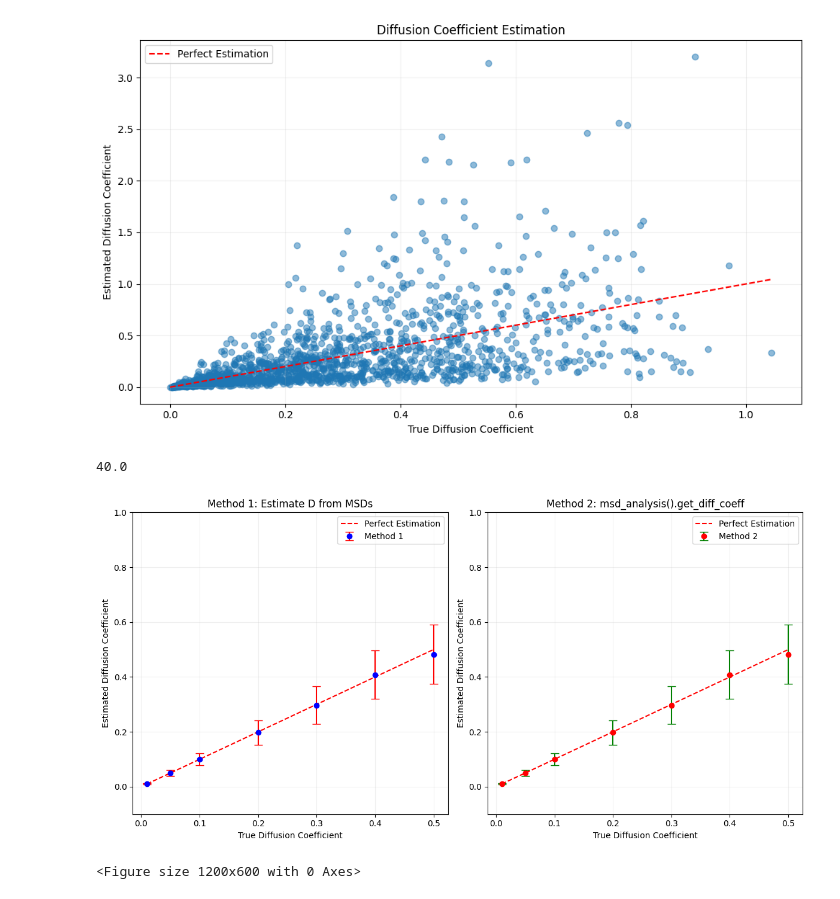
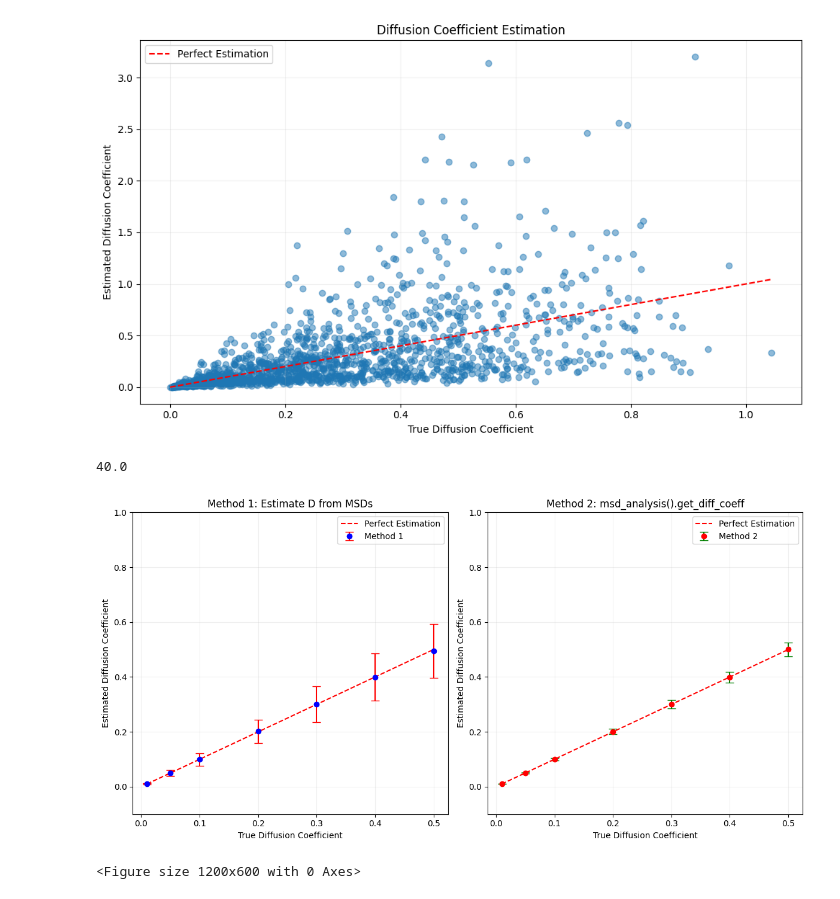
Before and after one commit to Biomedical-Imaging-Group/MolecularDiffusion_MiViT, a Jupyter notebook: AnDi-Tests.ipynb, the cells around one changed output. Saved outputs shown, nothing was run; the diff lists cells and outputs as text; code cells hidden in the pictures.

```diff
--- a/AnDi-Tests.ipynb
+++ b/AnDi-Tests.ipynb
@@ -55,7 +55,7 @@ Estimated Diffusion Coefficient: 0.1372262462261741
 from andi_datasets.analysis import *
 
 N=100
-T=300
+T=100
 trajs, labels = models_phenom().single_state(N=N,
                                 L = L,
                                 T = T,
@@ -242,7 +242,8 @@ def plot_diffusion_coefficient_estimation_comparison():
         Ds_method1 = estimateDfromMSDs(msds[:,:int(T*t_lag_factor)], time_range)
 
         # Method 2: Alternative method
-        Ds_method2 = estimateDfromMSDs(msds[:,:int(T*t_lag_factor)], time_range)
+        Ds_method2 = msds[:,1] / 4
+        #Ds_method2 = estimateDfromMSDs(msds[:,:int(T*t_lag_factor)], time_range)
         #Ds_method2 = msd_analysis().get_diff_coeff(trajsTrans)
 
         # Store results for error bar calculation
@@ -279,34 +280,34 @@ def plot_diffusion_coefficient_estimation_comparison():
     plt.grid(True, which="both", ls="-", alpha=0.2)
 
     # Method 2 subplot
     plt.subplot(1, 2, 2)
     plt.errorbar(true_Ds_means, estimated_Ds_method2_means,
                  yerr=estimated_Ds_method2_stds,
                  fmt='o',
                  capsize=5,
                  ecolor='green',
                  markerfacecolor='red',
                  markeredgecolor='red',
                  label='Method 2')
 
     # Perfect estimation line for Method 2
     plt.plot(true_Ds_means, true_Ds_means, 'r--', label='Perfect Estimation')
 
     plt.xlabel('True Diffusion Coefficient')
     plt.ylabel('Estimated Diffusion Coefficient')
     plt.title('Method 2: msd_analysis().get_diff_coeff')
     plt.ylim(-0.1, 1)  # Set y-axis range
     plt.legend()
     plt.grid(True, which="both", ls="-", alpha=0.2)
 
     plt.tight_layout()
     plt.show()
 
 # Run the comparison
 plot_diffusion_coefficient_estimation_comparison()
 # %% [output]
 40.0
-[figure, old version]
+[figure, new version]
 # %%
 import numpy as np
 import matplotlib.pyplot as plt
```
Also changed, not shown: parts of 3 cells of this notebook, 1 other file.
